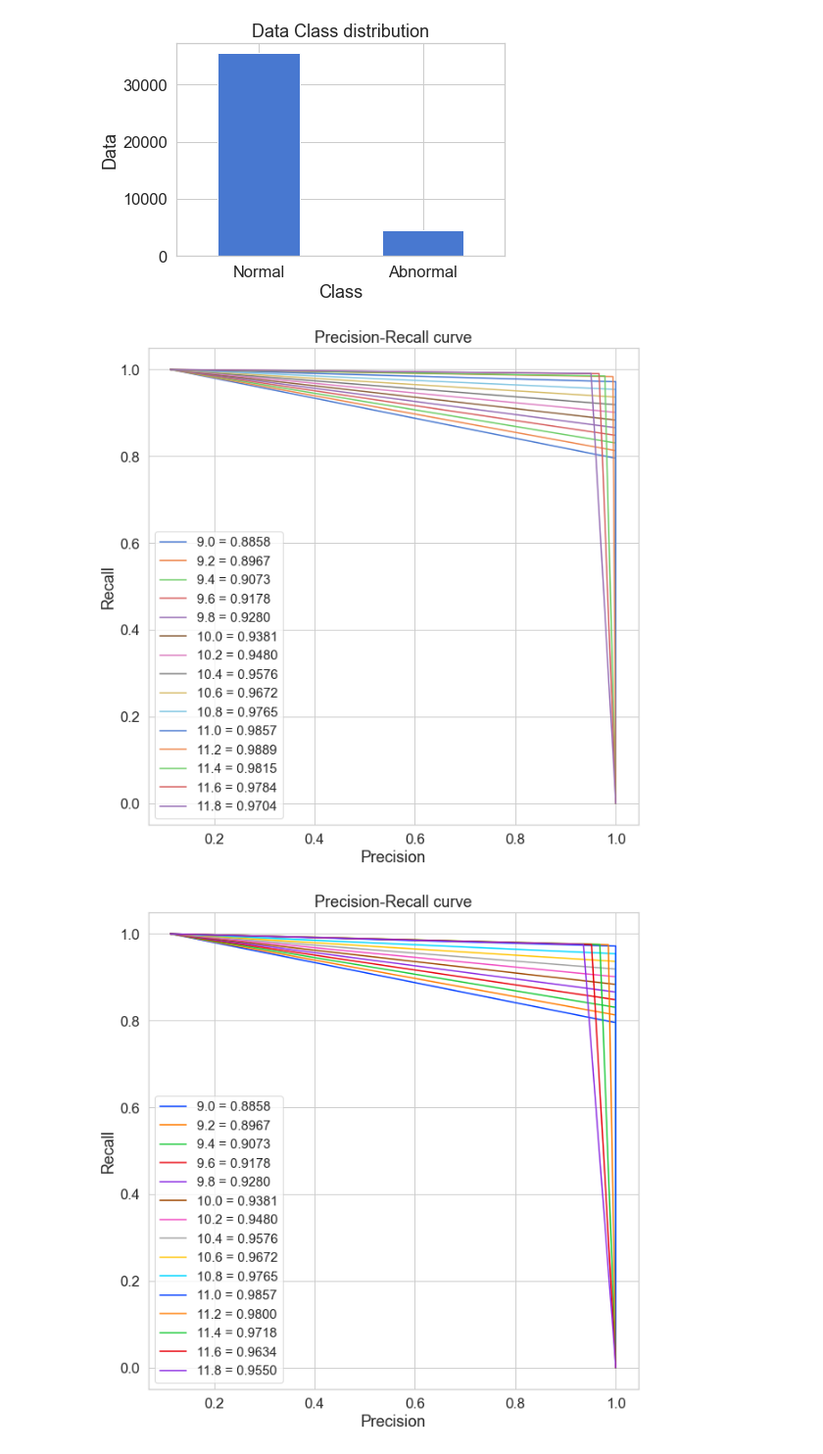
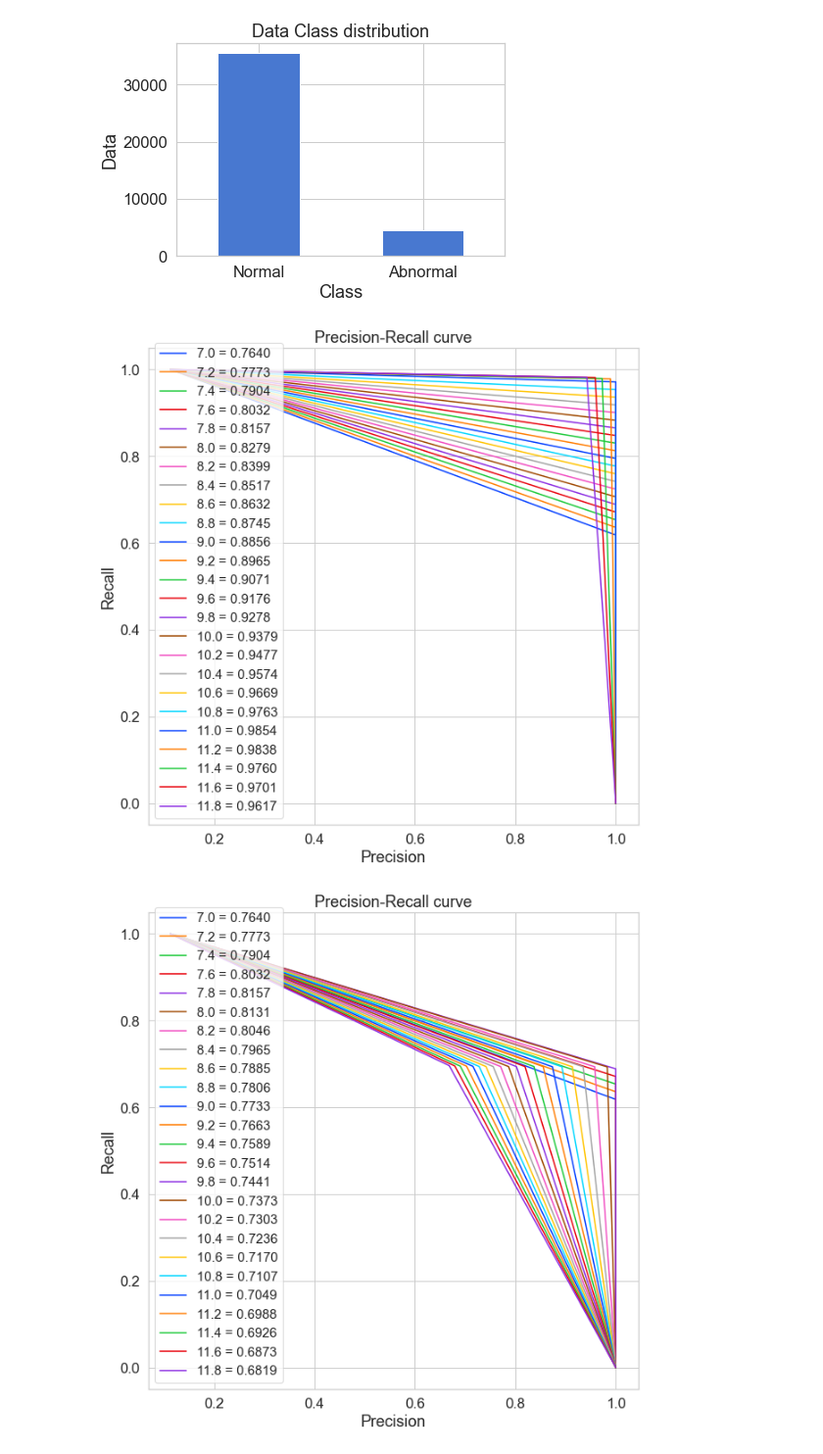
Before and after one commit to 98uranus/Autoencoder, a Jupyter notebook: Performance_graph2.ipynb, the cells around one changed output. Shown at 98% size. Drawn from its saved outputs; the diff is of its cells as text; code cells hidden in the pictures.

```diff
--- a/Performance_graph2.ipynb
+++ b/Performance_graph2.ipynb
@@ -105,7 +105,7 @@ data3['Psi'] = r2d * data3['Psi']
 [figure]
 [figure]
 # %%
-X_train, X_test = train_test_split(data3, test_size=0.5, random_state=RANDOM_SEED)
+X_train, X_test = train_test_split(data2, test_size=0.5, random_state=RANDOM_SEED)
 X_train = X_train[X_train.Class == 0]
 y_train = X_train['Class']
 X_train = pd.DataFrame(X_train)
@@ -354,25 +378,25 @@ def GMM_Rate_Select2(GMM_model, Model_Names2, rate):
         plt.ylabel('True class')
 # %%
 # DAGMM
-rate = list(np.arange(9,12,0.2))
+rate = list(np.arange(7,12,0.2))
 Model_Names2 = ["DAGMM_h8_l4_n1","DAGMM_h8_l4_n2","DAGMM2_h8_l4_n1","DAGMM2_h8_l4_n2"]
 DA_models = ["DAGMM_AE_h8_l4","DAGMM_AE_h8_l4","DAGMM_AE2_h8_l4","DAGMM_AE2_h8_l4"]
 GMM_models = ["DAGMM_GMM_h8_l4_n1.pkl","DAGMM_GMM_h8_l4_n2.pkl","DAGMM_GMM2_h8_l4_n1.pkl","DAGMM_GMM2_h8_l4_n2.pkl"]
 GMM_model = {}
 for key in list(GMM_model.keys()):
     name = Model_Names2
     GMM_model[name] = GMM_model.pop(key)
 k = 0
 for i in Model_Names2:
     GMM_model[i] = calculate_result2(DA_models[k], GMM_models[k], rate)
     k+=1
 
 GMM_Rate_Select(GMM_model, Model_Names2[0], rate)
 GMM_Rate_Select(GMM_model, Model_Names2[1], rate)
 GMM_Rate_Select(GMM_model, Model_Names2[2], rate)
 GMM_Rate_Select(GMM_model, Model_Names2[3], rate)
 # GMM_Rate_Select2(GMM_model, Model_Names2[0], rate)
 # GMM_Rate_Select2(GMM_model, Model_Names2[1], rate)
 # %% [output]
-[figure, old version]
+[figure, new version]
-[figure, old version]
+[figure, new version]
```
Also changed, not shown: parts of 5 cells of this notebook, 2 other files.
